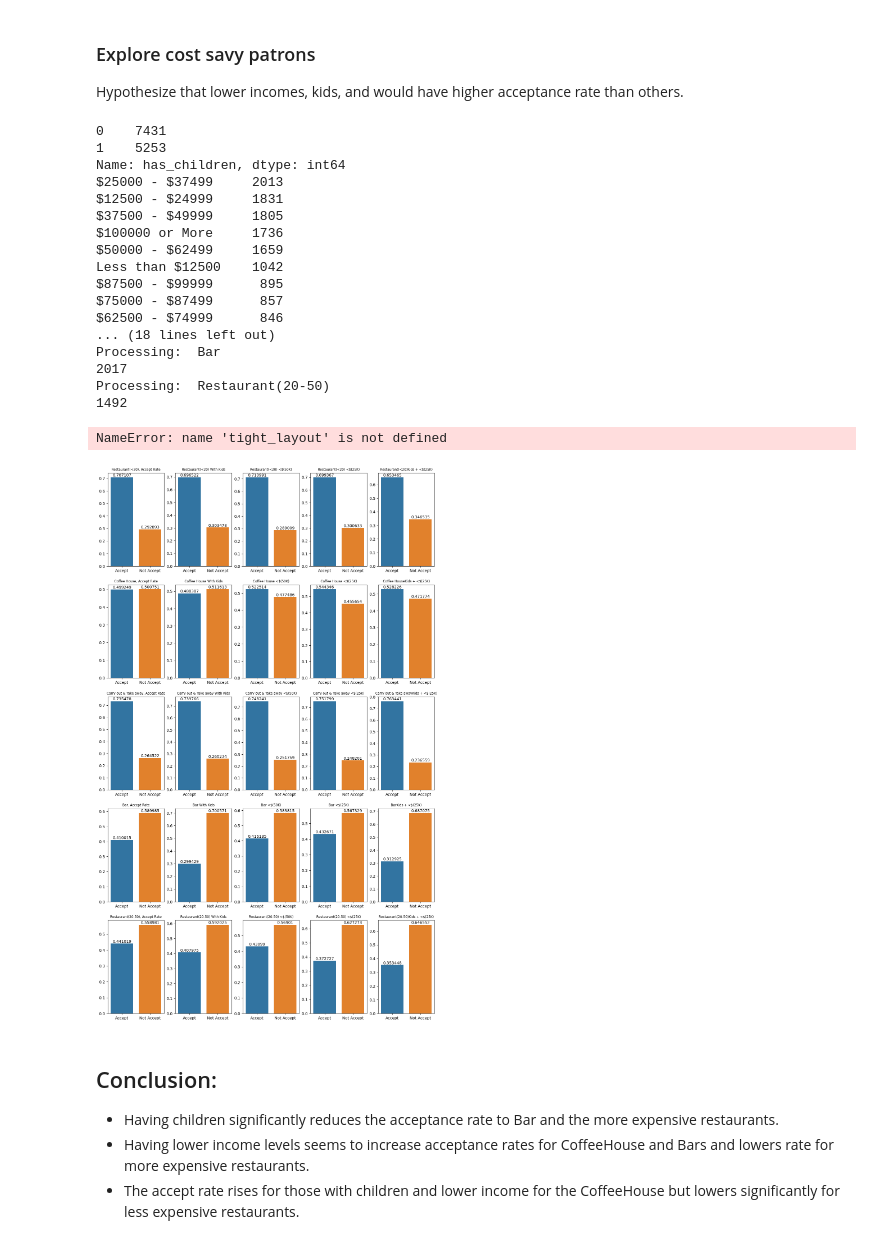
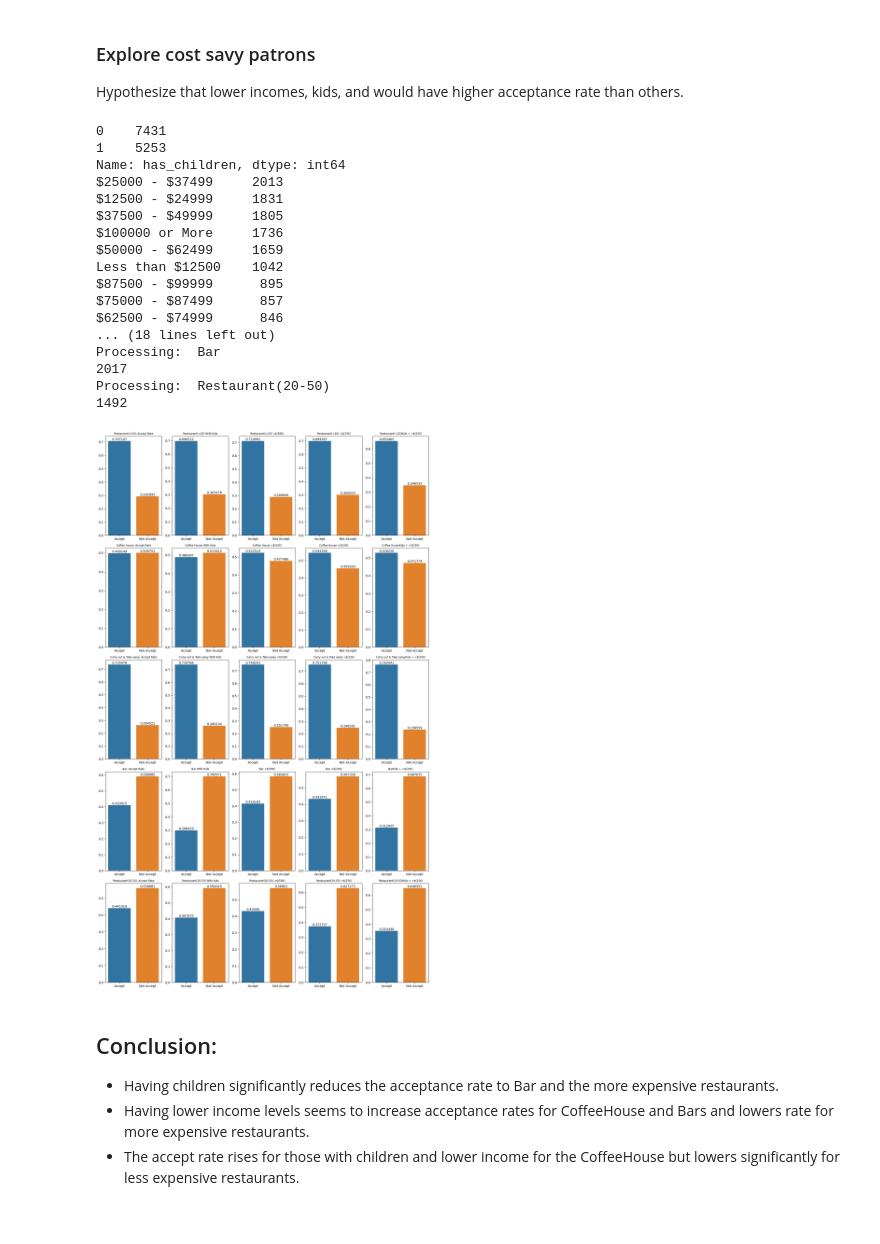
Before and after one commit to bwalsh125/assignment5_1, a Jupyter notebook: prompt.ipynb, the cells around one changed output. Drawn from its saved outputs; the diff is of its cells as text; code cells hidden in the pictures.

```diff
--- a/prompt.ipynb
+++ b/prompt.ipynb
@@ -746,36 +746,35 @@ n = 0
 for ct in coupon_types:
     print("Processing: ", ct)
     print(len(datac.query('coupon == @ct')))
 
     plot_accept_rate(datac.query('coupon == @ct'), ax[n][0], ct + ", Accept Rate")
     plot_accept_rate(datac.query('(coupon == @ct) and (has_children == 1)'), ax[n][1],  ct + ' With Kids')
     plot_accept_rate(datac.query('(coupon == @ct) and (IncomeLevel <= 3)'), ax[n][2],  ct + ' <$(50K)')
     plot_accept_rate(datac.query('(coupon == @ct) and (IncomeLevel <= 1)'), ax[n][3],  ct + ' <$(25K)')
     plot_accept_rate(datac.query('(coupon == @ct) and (IncomeLevel <= 1) and (has_children == 1)'), ax[n][4],  ct + 'Kids + <$(25K)')
 
     n = n + 1
 
-tight_layout()
+plt.tight_layout()
 # %% [output]
 0    7431
 1    5253
 Name: has_children, dtype: int64
 $25000 - $37499     2013
 $12500 - $24999     1831
 $37500 - $49999     1805
 $100000 or More     1736
 $50000 - $62499     1659
 Less than $12500    1042
 $87500 - $99999      895
 $75000 - $87499      857
 $62500 - $74999      846
 ... (18 lines left out)
 Processing:  Bar
 2017
 Processing:  Restaurant(20-50)
 1492
-NameError: name 'tight_layout' is not defined
-[figure, old version]
+[figure, new version]
 # %% [markdown]
 ## Conclusion:
    * Having children significantly reduces the acceptance rate to Bar and the more expensive restaurants.
```
Also changed, not shown: parts of 3 cells of this notebook, 5 other files.
